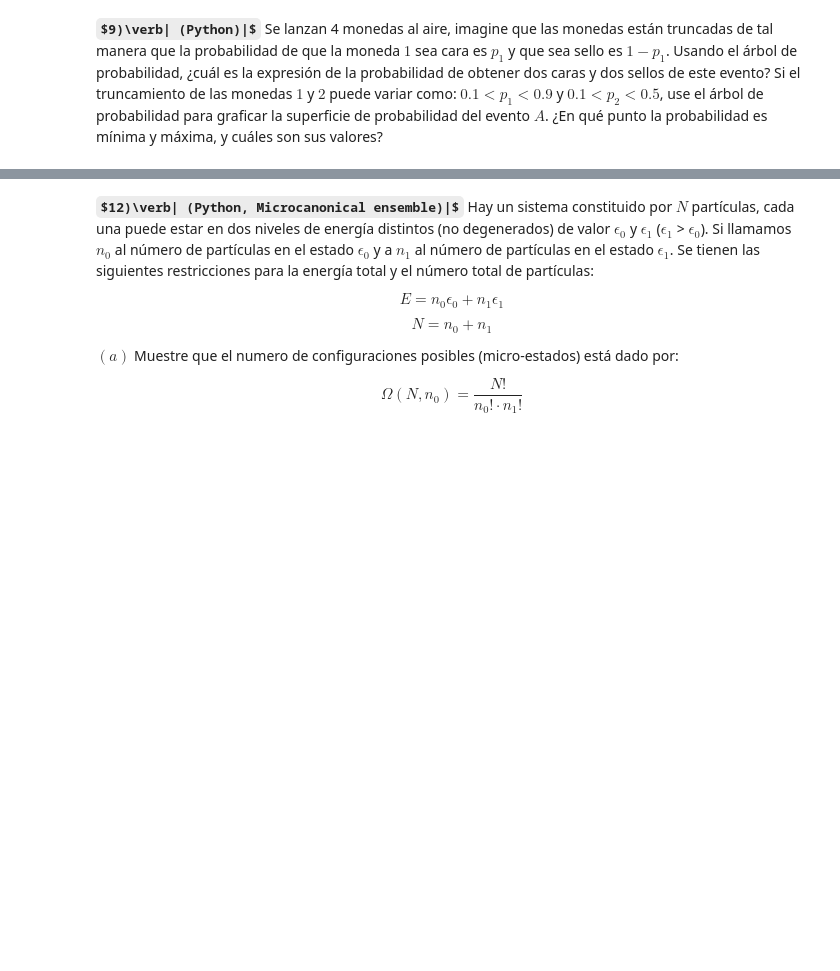
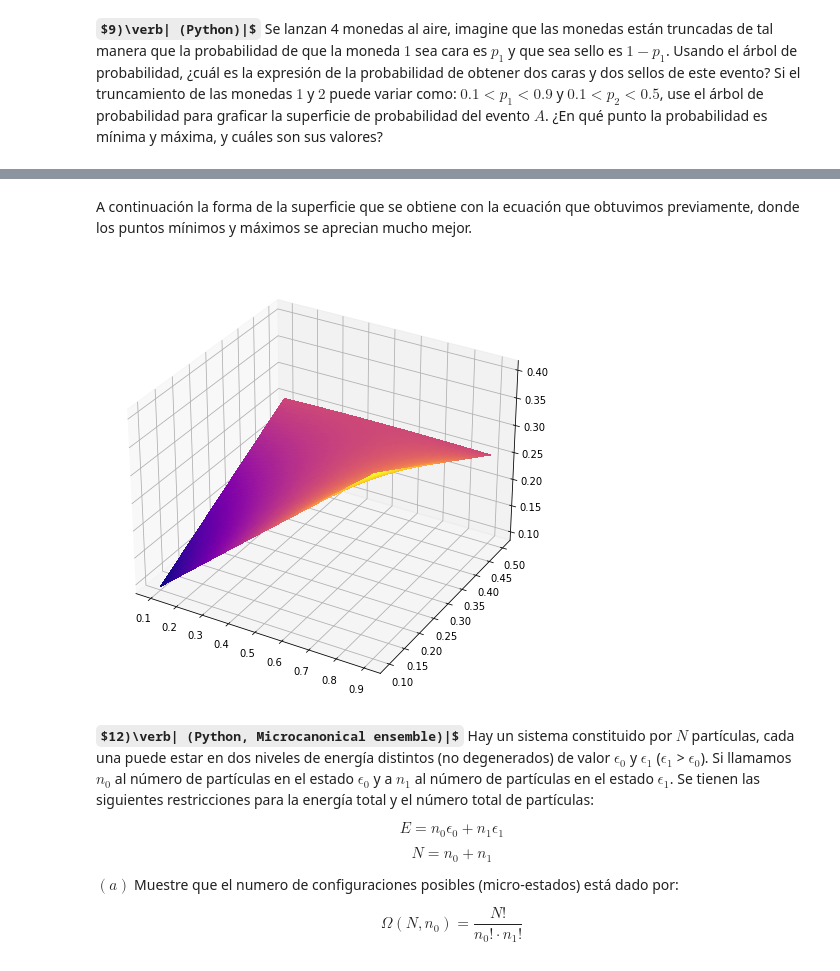
Before and after one commit to ThomasAnkhe/Metodos1_ClaudiaCuellar-ThomasAndrade, a Jupyter notebook: Cuarto Taller/Métodos_Taller4.ipynb, the cells around one changed output, grey strips where cells are left out. Cells and saved outputs as stored; diff of their text form; code cells hidden in the pictures; some formulas as TeX source; blank space fills up the shorter version.

```diff
--- a/Cuarto Taller/Métodos_Taller4.ipynb
+++ b/Cuarto Taller/Métodos_Taller4.ipynb
@@ -121,3 +219,17 @@ plt.legend()
+# %% [markdown]
+A continuación la forma de la superficie que se obtiene con la ecuación que obtuvimos previamente, donde los puntos mínimos y máximos se aprecian mucho mejor.
+# %%
+p1_ = np.linspace(0.1, 0.9, 100)
+p2_ = np.linspace(0.1, 0.5, 100)
+p_1, p_2 = np.meshgrid(p1_, p2_)
+prob = 0.5*p_1 - 0.9375*p_1*p_2 + 0.5*p_2 - 0.0625*p_1*p_2**(2) - 0.0625 * p_1**(2)*p_2 + 0.0625*p_1**(2)*p_2**(2)
+
+fig = plt.figure(figsize=(8, 8))
+ax = fig.add_subplot(111, projection='3d')
+surf = ax.plot_surface(p_1, p_2, prob, cmap= 'plasma',
+                       linewidth=0, antialiased=False)
+# %% [output]
+[figure, added]
 # %% [markdown]
 **$12)\verb| (Python, Microcanonical ensemble)|$** Hay un sistema constituido por $N$ partículas, cada una puede estar en dos niveles de energía distintos (no degenerados) de valor $\epsilon_0$ y $\epsilon_1$ ($\epsilon_1$ > $\epsilon_0$). Si llamamos $n_0$ al número de partículas en el estado $\epsilon_0$ y a $n_1$ al número de partículas en el estado $\epsilon_1$. Se tienen las siguientes restricciones para la energía total y el número total de partículas:
 
```
Also changed, not shown: parts of 26 cells of this notebook.
